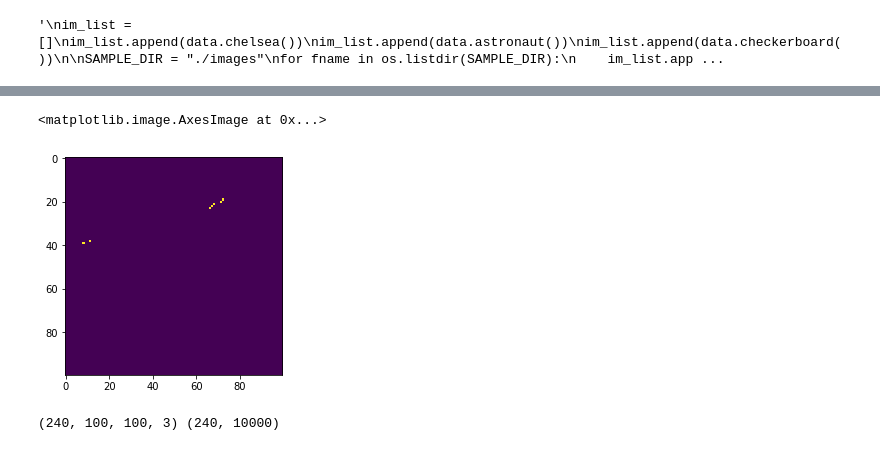
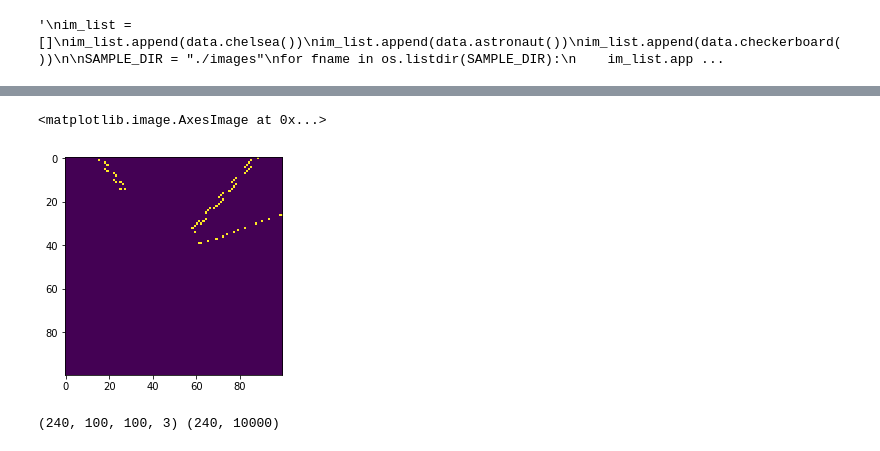
Before and after one commit to tempflip/deep_lanes, a Jupyter notebook: generative_model_explore.ipynb, the cells around one changed output, grey strips where cells are left out. Drawn from its saved outputs; the diff is of its cells as text; code cells hidden in the pictures.

```diff
--- a/generative_model_explore.ipynb
+++ b/generative_model_explore.ipynb
@@ -84,8 +102,9 @@ for i in range(len(im_list)):
-# %%
-plt.imshow(truth_list[69])
-# %% [output]
-<matplotlib.image.AxesImage at 0x...>
-[figure, removed]
+# %%
+
+plt.imshow(truth_list[100])
+# %% [output]
+<matplotlib.image.AxesImage at 0x...>
+[figure, added]
 # %%
 #x_train = [color.rgb2gray(transform.resize(im, (W,H))) for im in im_list]
 x_train = np.array(im_list)
```
Also changed, not shown: parts of 10 cells of this notebook.
